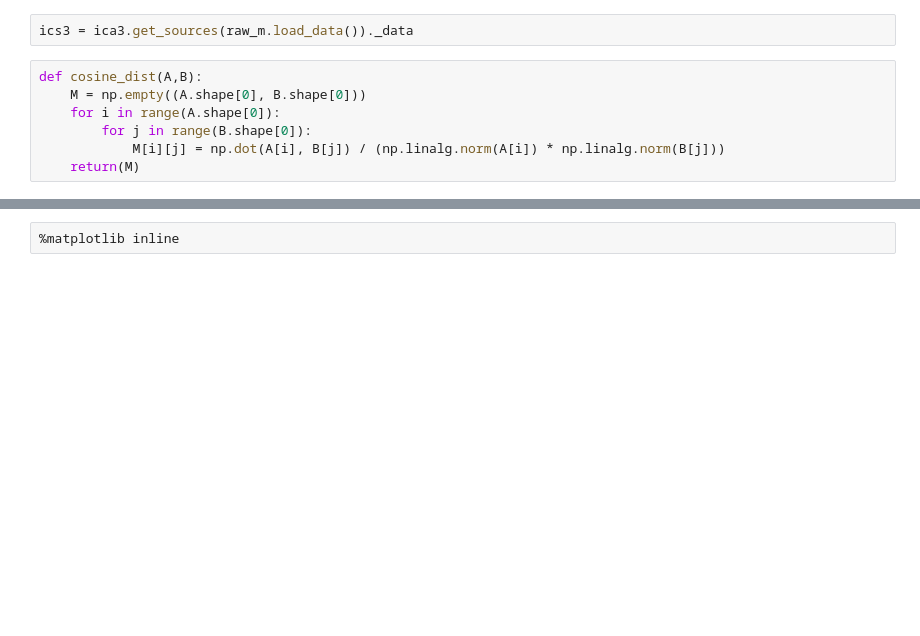
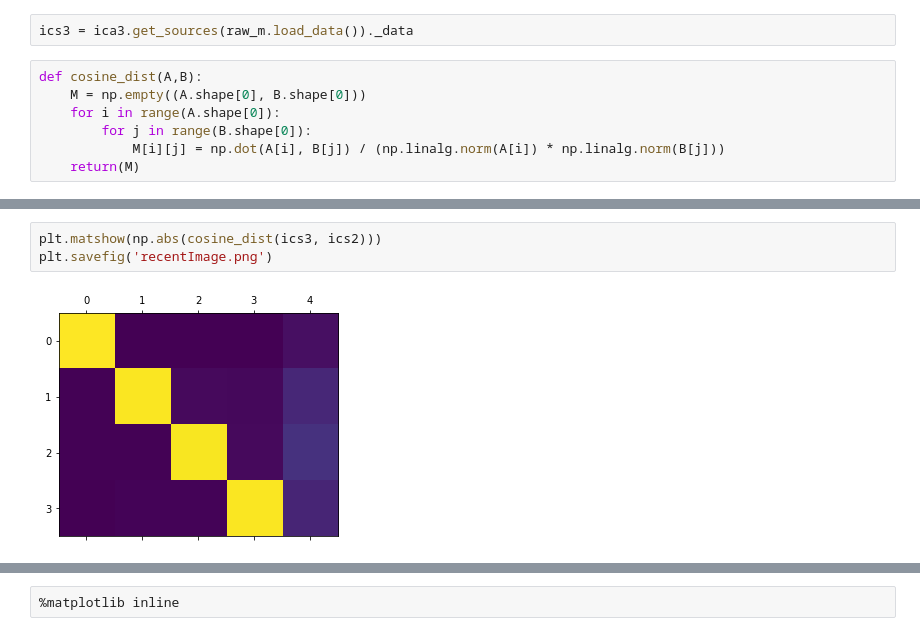
Before and after one commit to learning-2-learn/nhp-ica, a Jupyter notebook: tested_removal.ipynb, the cells around one changed output, grey strips where cells are left out. Saved outputs shown, nothing was run; the diff lists cells and outputs as text; blank space fills up the shorter version.

```diff
--- a/tested_removal.ipynb
+++ b/tested_removal.ipynb
@@ -69 +79,6 @@ def cosine_dist(A,B):
+# %%
+plt.matshow(np.abs(cosine_dist(ics3, ics2)))
+plt.savefig('recentImage.png')
+# %% [output]
+[figure, added]
 # %%
```
Also changed, not shown: parts of 7 cells of this notebook, 2 other files.
